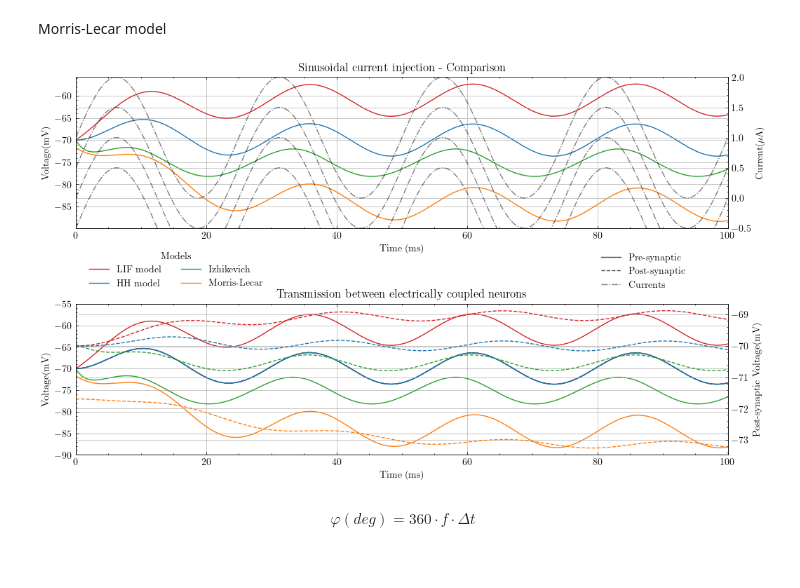
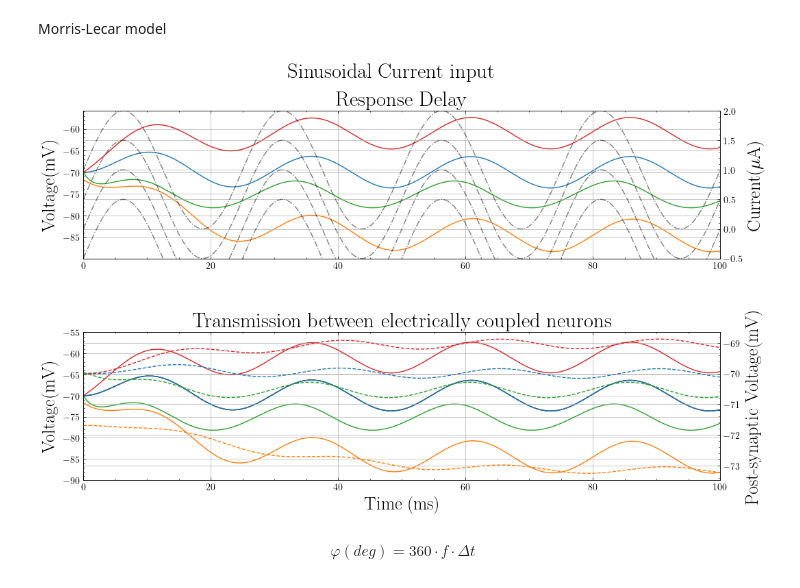
Before and after one commit to Sir-Bip-Bop/Gap-Junction-Coupling-Studies, a Jupyter notebook: NeuronPairs/GHResults2.ipynb, the cells around one changed output. Drawn from its saved outputs; the diff is of its cells as text; code cells hidden in the pictures.

```diff
--- a/NeuronPairs/GHResults2.ipynb
+++ b/NeuronPairs/GHResults2.ipynb
@@ -9,6 +9,8 @@ import project
 plt.style.use('science')
 plt.rcParams["figure.figsize"] = (12,7)
 plt.rcParams.update({"axes.grid" : True})
+plt.rcParams.update({"axes.titlesize": 22})
+plt.rcParams.update({"axes.labelsize": 19})
 # %% [markdown]
 #### Results from Experiment 2a/configuration of the gap junction coupling
 # %% [markdown]
@@ -334,7 +338,7 @@ fig, (ax1, ax2) = plt.subplots(2,1)
 
 fig.subplots_adjust(hspace=0.5)
 color = 'black'
-ax1.set_xlabel('Time (ms)')
+#ax1.set_xlabel('Time (ms)')
 ax2.set_xlabel('Time (ms)')
 
 ax1.set_ylabel('Voltage(mV)', color = color)
@@ -352,9 +356,9 @@ ax4.set_ylabel('Post-synaptic Voltage(mV)', color = color)
 ax3.tick_params(axis = 'y', labelcolor = color)
 ax4.tick_params(axis = 'y', labelcolor = color)
 
+fig.suptitle('Sinusoidal Current input',fontsize=22)
 
-
-ax1.title.set_text('Sinusoidal current injection - Comparison')
+ax1.title.set_text('Response Delay')
 ax2.title.set_text('Transmission between electrically coupled neurons')
 
 ax3.set_ylim(-0.5,2)
@@ -366,36 +370,36 @@ lns3 = ax1.plot(time,data4aHH[:,0], color = 'tab:blue', label = 'HH model')
 lns4 = ax1.plot(time,data4aIF[:,0], color = 'tab:red', label = 'LIF model')
 lns5 = ax1.plot(time,data4aIsh[:,0], color = 'tab:green', label = 'Izhikevich')
 lns6 = ax1.plot(time,data4aML[:,0], color = 'tab:orange', label = 'Morris-Lecar')
 lnsc1 = ax3.plot(time,I_HH[:,0],'-.',color='black', alpha = 0.5)
 lnsc2 = ax3.plot(time,I_LIF[:,0],'-.',color='black', alpha = 0.5)
 lnsc3 = ax3.plot(time,I_ISH[:,0],'-.',color='black', alpha = 0.5, label = 'Currents')
 lnsc4 = ax3.plot(time,I_ML[:,0], '-.', color = 'black', alpha = 0.5)
 
 
 lns = lns4 + lns3 + lns5 + lns6
 labs = [l.get_label() for l in lns]
-ax1.legend(lns,labs, bbox_to_anchor=(0.3,-0.1), title='Models', ncols = 2)
+#ax1.legend(lns,labs, bbox_to_anchor=(0.3,-0.1), title='Models', ncols = 2)
 
 lns1 = ax2.plot(time,data4aHH[:,0],'--',color = 'black', alpha=0.7, label = 'Post-synaptic')
 lns2 = ax2.plot(time,data4aHH[:,0], color = 'black', alpha=0.7, label = 'Pre-synaptic')
 lns8 = ax2.plot(time,data4aHH[:,0], color = 'tab:blue')
 lns5 = ax4.plot(time,data4aHH[:,1], '--', label = 'Post-synaptic', color = 'tab:blue')
 lns6 = ax2.plot(time,data4aIF[:,0] ,color = 'tab:red')
 lns7 = ax4.plot(time,data4aIF[:,1], '--',color = 'tab:red')
 lns8 = ax2.plot(time,data4aIsh[:,0] ,color = 'tab:green')
 lns9 = ax4.plot(time,data4aIsh[:,1], '--',color = 'tab:green')
 lns10 = ax2.plot(time,data4aML[:,0], color = 'tab:orange')
 lns11 = ax4.plot(time,data4aML[:,1], '--', color = 'tab:orange')
 
 
 lns = lns2 + lns1 + lnsc3
 labs = [l.get_label() for l in lns]
-ax2.legend(lns,labs,loc = (0.8,1.07))
+#ax2.legend(lns,labs,loc = (0.8,1.07))
 
 
 plt.show()
 # %% [output]
-[figure, old version]
+[figure, new version]
 # %% [markdown]
 $$ \varphi (deg) = 360 \cdot f \cdot \Delta t $$
 # %% [markdown]
```
Also changed, not shown: parts of 12 cells of this notebook, 17 other files.
